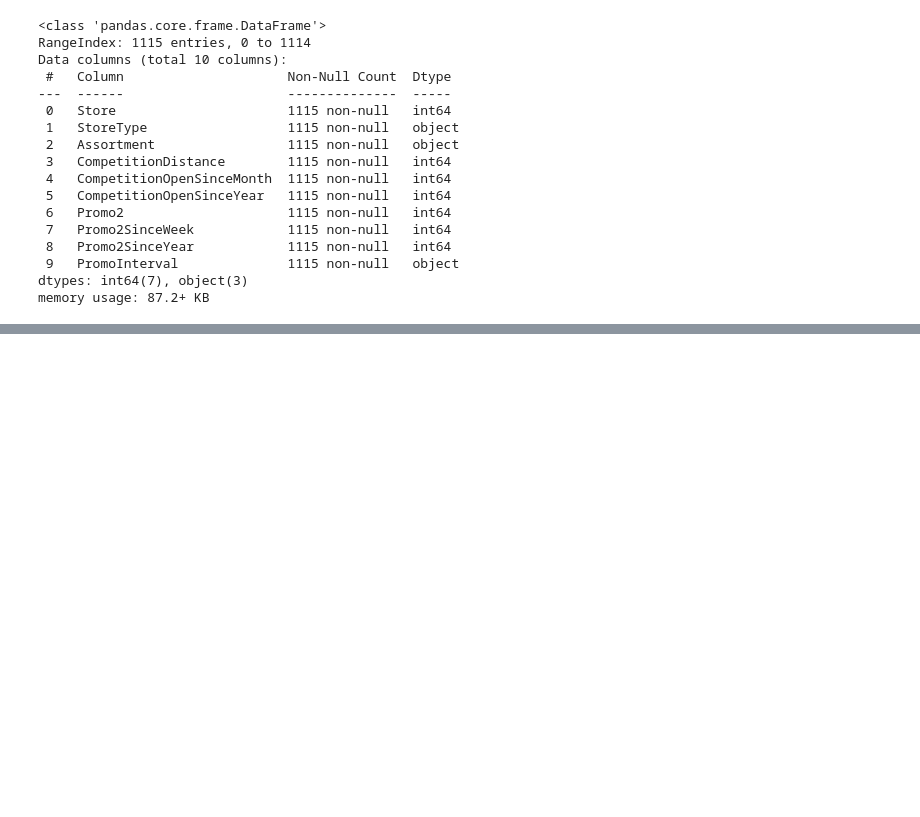
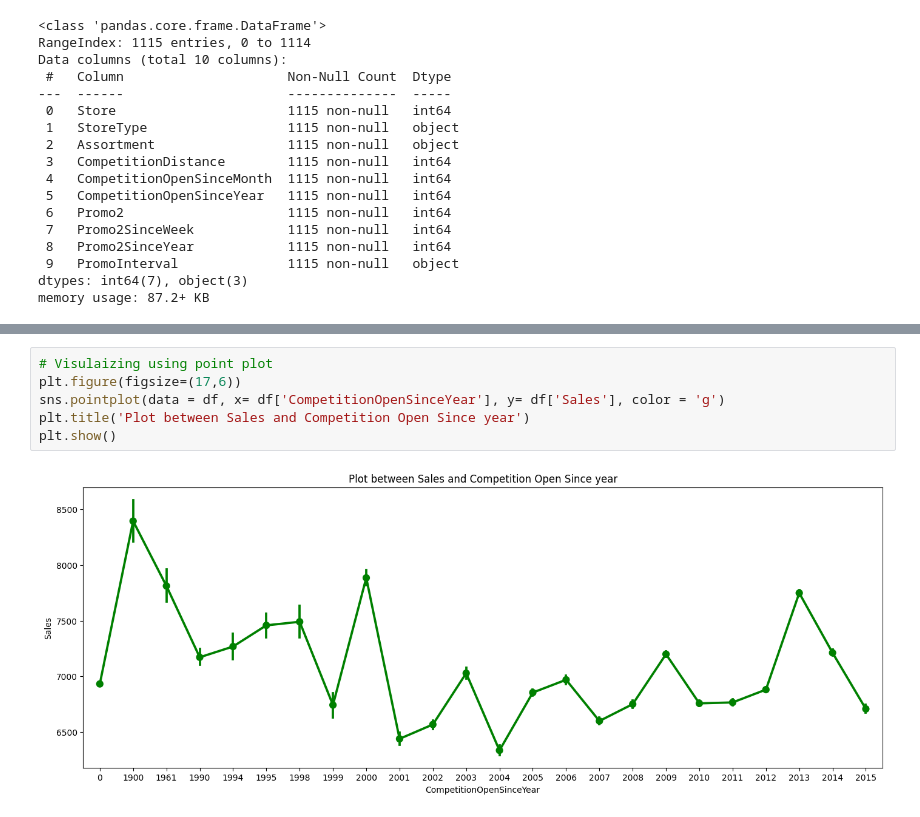
Before and after one commit to Rahul-Chouhan-407/Retail-Sales-Prediction, a Jupyter notebook: Retail_Sales_Prediction_by_Rahul_Chouhan.ipynb, the cells around one changed output, grey strips where cells are left out. Drawn from its saved outputs; the diff is of its cells as text; blank space fills up the shorter version.

```diff
--- a/Retail_Sales_Prediction_by_Rahul_Chouhan.ipynb
+++ b/Retail_Sales_Prediction_by_Rahul_Chouhan.ipynb
@@ -323,0 +412,8 @@ memory usage: 87.2+ KB
+# %%
+# Visulaizing using point plot
+plt.figure(figsize=(17,6))
+sns.pointplot(data = df, x= df['CompetitionOpenSinceYear'], y= df['Sales'], color = 'g')
+plt.title('Plot between Sales and Competition Open Since year')
+plt.show()
+# %% [output]
+[figure, added]
```
Also changed, not shown: parts of 72 cells of this notebook.
